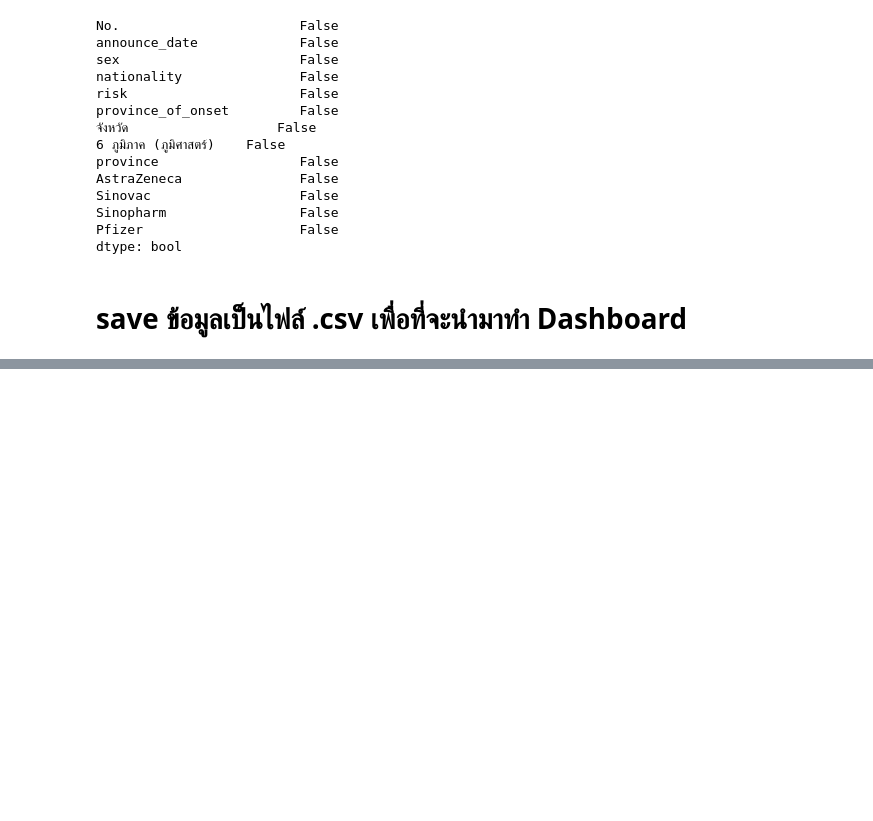
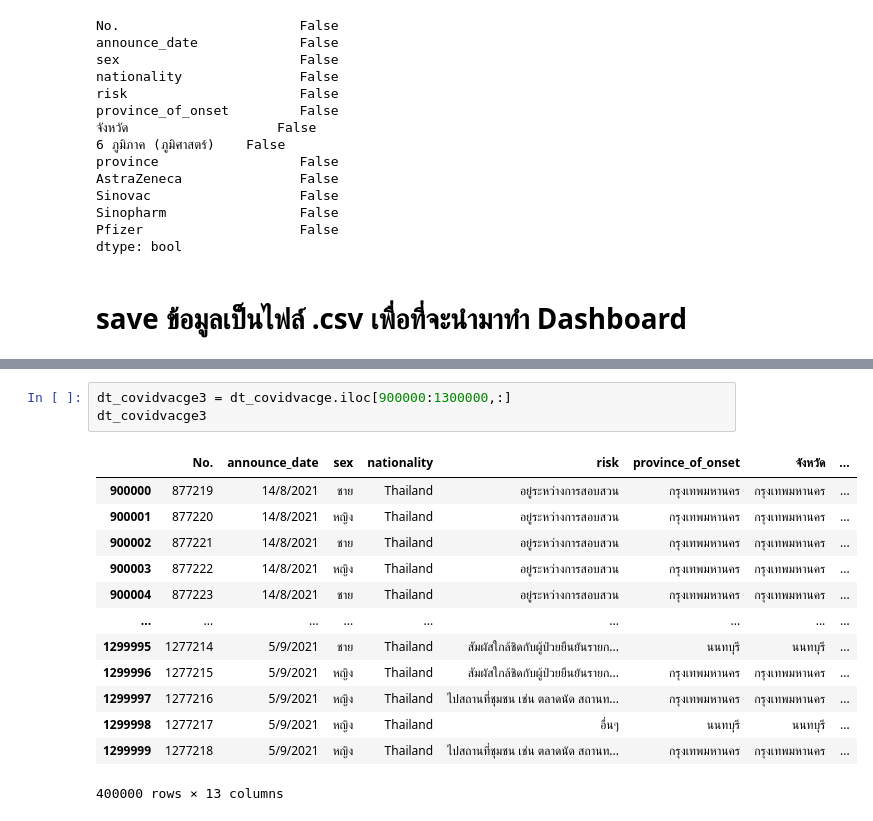
Before and after one commit to PhinyadaPhen/data_viz_2022, a Jupyter notebook: ProjectDashboard.ipynb, the cells around one changed output, grey strips where cells are left out. Cells and saved outputs as stored; diff of their text form; blank space fills up the shorter version.

```diff
--- a/ProjectDashboard.ipynb
+++ b/ProjectDashboard.ipynb
@@ -953,0 +988,17 @@ dt_covidvacge.to_csv('dt_covidvacge.csv', encoding='utf-8')
+# %%
+dt_covidvacge3 = dt_covidvacge.iloc[900000:1300000,:]
+dt_covidvacge3
+# %% [output]
+|  | No. | announce_date | sex | nationality | risk | province_of_onset | จังหวัด | ... |
+| 900000 | 877219 | 14/8/2021 | ชาย | Thailand | อยู่ระหว่างการสอบสวน | กรุงเทพมหานคร | กรุงเทพมหานคร | ... |
+| 900001 | 877220 | 14/8/2021 | หญิง | Thailand | อยู่ระหว่างการสอบสวน | กรุงเทพมหานคร | กรุงเทพมหานคร | ... |
+| 900002 | 877221 | 14/8/2021 | ชาย | Thailand | อยู่ระหว่างการสอบสวน | กรุงเทพมหานคร | กรุงเทพมหานคร | ... |
+| 900003 | 877222 | 14/8/2021 | หญิง | Thailand | อยู่ระหว่างการสอบสวน | กรุงเทพมหานคร | กรุงเทพมหานคร | ... |
+| 900004 | 877223 | 14/8/2021 | ชาย | Thailand | อยู่ระหว่างการสอบสวน | กรุงเทพมหานคร | กรุงเทพมหานคร | ... |
+| ... | ... | ... | ... | ... | ... | ... | ... | ... |
+| 1299995 | 1277214 | 5/9/2021 | ชาย | Thailand | สัมผัสใกล้ชิดกับผู้ป่วยยืนยันรายก... | นนทบุรี | นนทบุรี | ... |
+| 1299996 | 1277215 | 5/9/2021 | หญิง | Thailand | สัมผัสใกล้ชิดกับผู้ป่วยยืนยันรายก... | กรุงเทพมหานคร | กรุงเทพมหานคร | ... |
+| 1299997 | 1277216 | 5/9/2021 | หญิง | Thailand | ไปสถานที่ชุมชน เช่น ตลาดนัด สถานท... | กรุงเทพมหานคร | กรุงเทพมหานคร | ... |
+| 1299998 | 1277217 | 5/9/2021 | หญิง | Thailand | อื่นๆ | นนทบุรี | นนทบุรี | ... |
+| 1299999 | 1277218 | 5/9/2021 | หญิง | Thailand | ไปสถานที่ชุมชน เช่น ตลาดนัด สถานท... | กรุงเทพมหานคร | กรุงเทพมหานคร | ... |
+400000 rows × 13 columns
```
Also changed, not shown: parts of 9 cells of this notebook.
